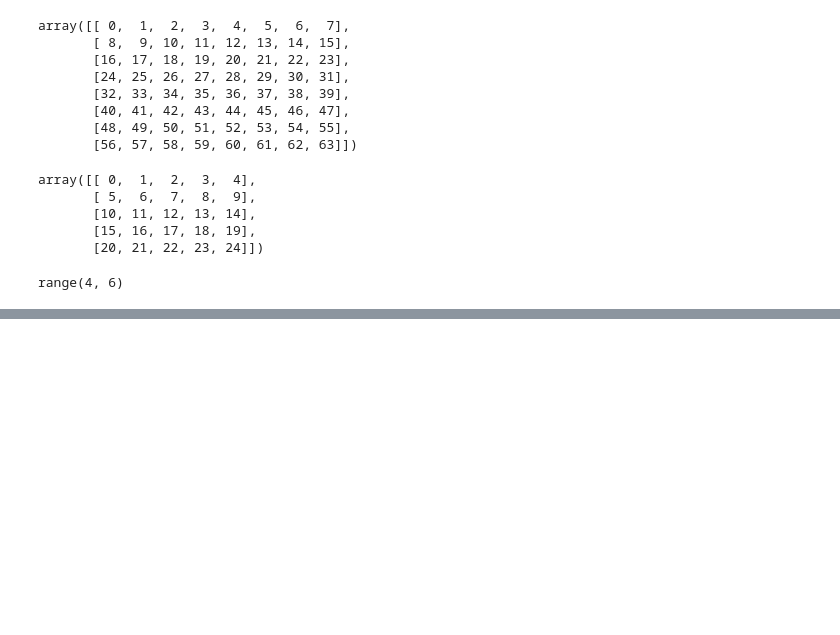
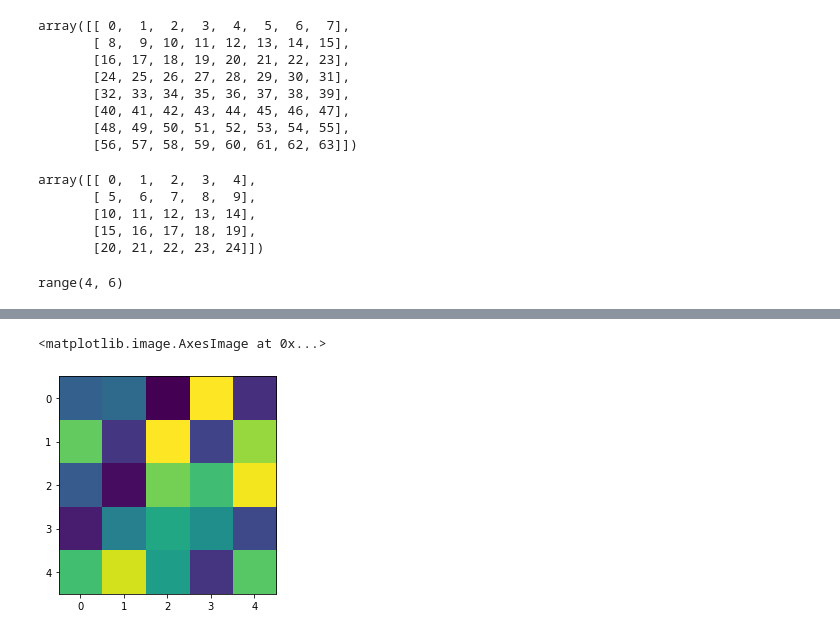
Before and after one commit to 8const/convnet, a Jupyter notebook: Untitled.ipynb, the cells around one changed output, grey strips where cells are left out. Cells and saved outputs as stored; diff of their text form; code cells hidden in the pictures; blank space fills up the shorter version.

```diff
--- a/Untitled.ipynb
+++ b/Untitled.ipynb
@@ -668,0 +679,5 @@ imshow(bkprp_conv(x, y)
+# %%
+imshow( np.rot90(np.rot90(k2[2][2])))
+# %% [output]
+<matplotlib.image.AxesImage at 0x...>
+[figure, added]
```
Also changed, not shown: parts of 42 cells of this notebook.
